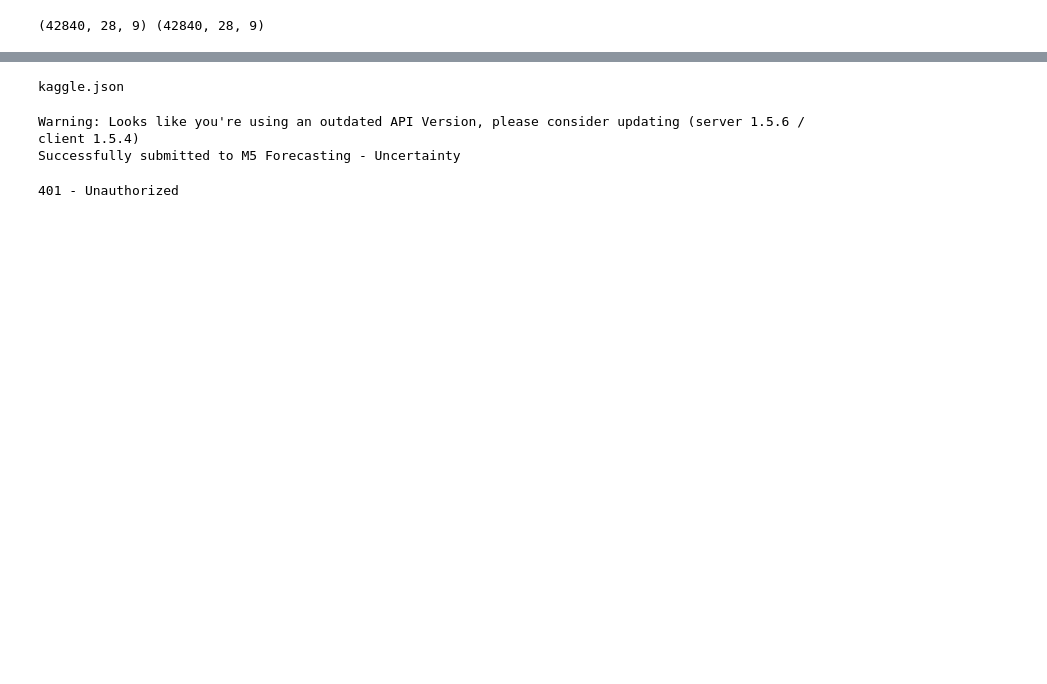
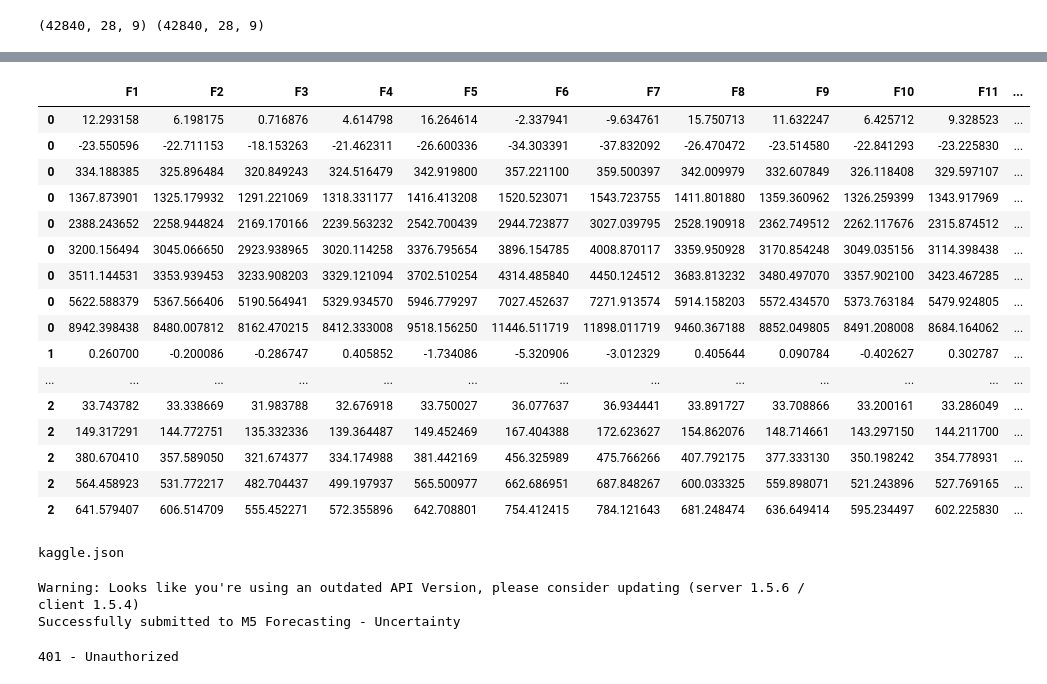
Before and after one commit to aldencabajar/kaggle-m5-comp-scripts, a Jupyter notebook: m5_nn_regression.ipynb, the cells around one changed output, grey strips where cells are left out. Saved outputs shown, nothing was run; the diff lists cells and outputs as text; code cells hidden in the pictures; blank space fills up the shorter version.

```diff
--- a/m5_nn_regression.ipynb
+++ b/m5_nn_regression.ipynb
@@ -429,5 +442,5 @@ plt.show()
 # %%
-fnl = create_model(3, 500)
+fnl = create_model(3, 500, lr = 0.0008)
 fnl.load_weights("weights.h5")
 # %%
 eval_data_dict = {'ts_id_input': eval_id_enc,
@@ -451,0 +495,4 @@ val_preds[:, :, 0].transpose()
+# %%
+wts = evaluation_data[['wt', 'id']].drop_duplicates()
+wts = wts.wt.values.reshape((-1, 1))
+wts
@@ -457,11 +512,10 @@ d_cols =  ['F' + str(i) for i in range(1, 29)]
 
 validation = []
 evaluation = []
-wts = validation_data[validation_data.day == 1941].wt.values.reshape(-1, 1)
 
 for i, qt in enumerate(QUANTILES):
-  val_tmp = pd.DataFrame(val_preds[:, :, i]/wts, columns = d_cols)
-  eval_tmp = pd.DataFrame(eval_preds[:, :, i]/wts, columns = d_cols)
+  val_tmp = pd.DataFrame(val_preds[:, :, i] * wts, columns = d_cols)
+  eval_tmp = pd.DataFrame(eval_preds[:, :, i] * wts, columns = d_cols)
   eval_tmp['id'] = ['_'.join([id, qt, 'evaluation']) for id in ids]
   val_tmp['id'] = ['_'.join([id, qt, 'validation']) for id in ids]
   validation.append(val_tmp)
@@ -472,6 +526,26 @@ validation_preds = pd.concat(validation).sort_values(by = 'id')
 evaluation_preds = pd.concat(evaluation).sort_values(by = 'id')
 submission = pd.concat([validation_preds, evaluation_preds])
 submission.to_csv('submission.csv', index=False)
+# %%
+submission.head(25)
+# %% [output]
+|  | F1 | F2 | F3 | F4 | F5 | F6 | F7 | F8 | F9 | F10 | F11 | ... |
+| 0 | 12.293158 | 6.198175 | 0.716876 | 4.614798 | 16.264614 | -2.337941 | -9.634761 | 15.750713 | 11.632247 | 6.425712 | 9.328523 | ... |
+| 0 | -23.550596 | -22.711153 | -18.153263 | -21.462311 | -26.600336 | -34.303391 | -37.832092 | -26.470472 | -23.514580 | -22.841293 | -23.225830 | ... |
+| 0 | 334.188385 | 325.896484 | 320.849243 | 324.516479 | 342.919800 | 357.221100 | 359.500397 | 342.009979 | 332.607849 | 326.118408 | 329.597107 | ... |
+| 0 | 1367.873901 | 1325.179932 | 1291.221069 | 1318.331177 | 1416.413208 | 1520.523071 | 1543.723755 | 1411.801880 | 1359.360962 | 1326.259399 | 1343.917969 | ... |
+| 0 | 2388.243652 | 2258.944824 | 2169.170166 | 2239.563232 | 2542.700439 | 2944.723877 | 3027.039795 | 2528.190918 | 2362.749512 | 2262.117676 | 2315.874512 | ... |
+| 0 | 3200.156494 | 3045.066650 | 2923.938965 | 3020.114258 | 3376.795654 | 3896.154785 | 4008.870117 | 3359.950928 | 3170.854248 | 3049.035156 | 3114.398438 | ... |
+| 0 | 3511.144531 | 3353.939453 | 3233.908203 | 3329.121094 | 3702.510254 | 4314.485840 | 4450.124512 | 3683.813232 | 3480.497070 | 3357.902100 | 3423.467285 | ... |
+| 0 | 5622.588379 | 5367.566406 | 5190.564941 | 5329.934570 | 5946.779297 | 7027.452637 | 7271.913574 | 5914.158203 | 5572.434570 | 5373.763184 | 5479.924805 | ... |
+| 0 | 8942.398438 | 8480.007812 | 8162.470215 | 8412.333008 | 9518.156250 | 11446.511719 | 11898.011719 | 9460.367188 | 8852.049805 | 8491.208008 | 8684.164062 | ... |
+| 1 | 0.260700 | -0.200086 | -0.286747 | 0.405852 | -1.734086 | -5.320906 | -3.012329 | 0.405644 | 0.090784 | -0.402627 | 0.302787 | ... |
+| ... | ... | ... | ... | ... | ... | ... | ... | ... | ... | ... | ... | ... |
+| 2 | 33.743782 | 33.338669 | 31.983788 | 32.676918 | 33.750027 | 36.077637 | 36.934441 | 33.891727 | 33.708866 | 33.200161 | 33.286049 | ... |
+| 2 | 149.317291 | 144.772751 | 135.332336 | 139.364487 | 149.452469 | 167.404388 | 172.623627 | 154.862076 | 148.714661 | 143.297150 | 144.211700 | ... |
+| 2 | 380.670410 | 357.589050 | 321.674377 | 334.174988 | 381.442169 | 456.325989 | 475.766266 | 407.792175 | 377.333130 | 350.198242 | 354.778931 | ... |
+| 2 | 564.458923 | 531.772217 | 482.704437 | 499.197937 | 565.500977 | 662.686951 | 687.848267 | 600.033325 | 559.898071 | 521.243896 | 527.769165 | ... |
+| 2 | 641.579407 | 606.514709 | 555.452271 | 572.355896 | 642.708801 | 754.412415 | 784.121643 | 681.248474 | 636.649414 | 595.234497 | 602.225830 | ... |
 # %%
 !mkdir -p ~/.kaggle
 !cp kaggle.json ~/.kaggle/
```
Also changed, not shown: parts of 22 cells of this notebook.
